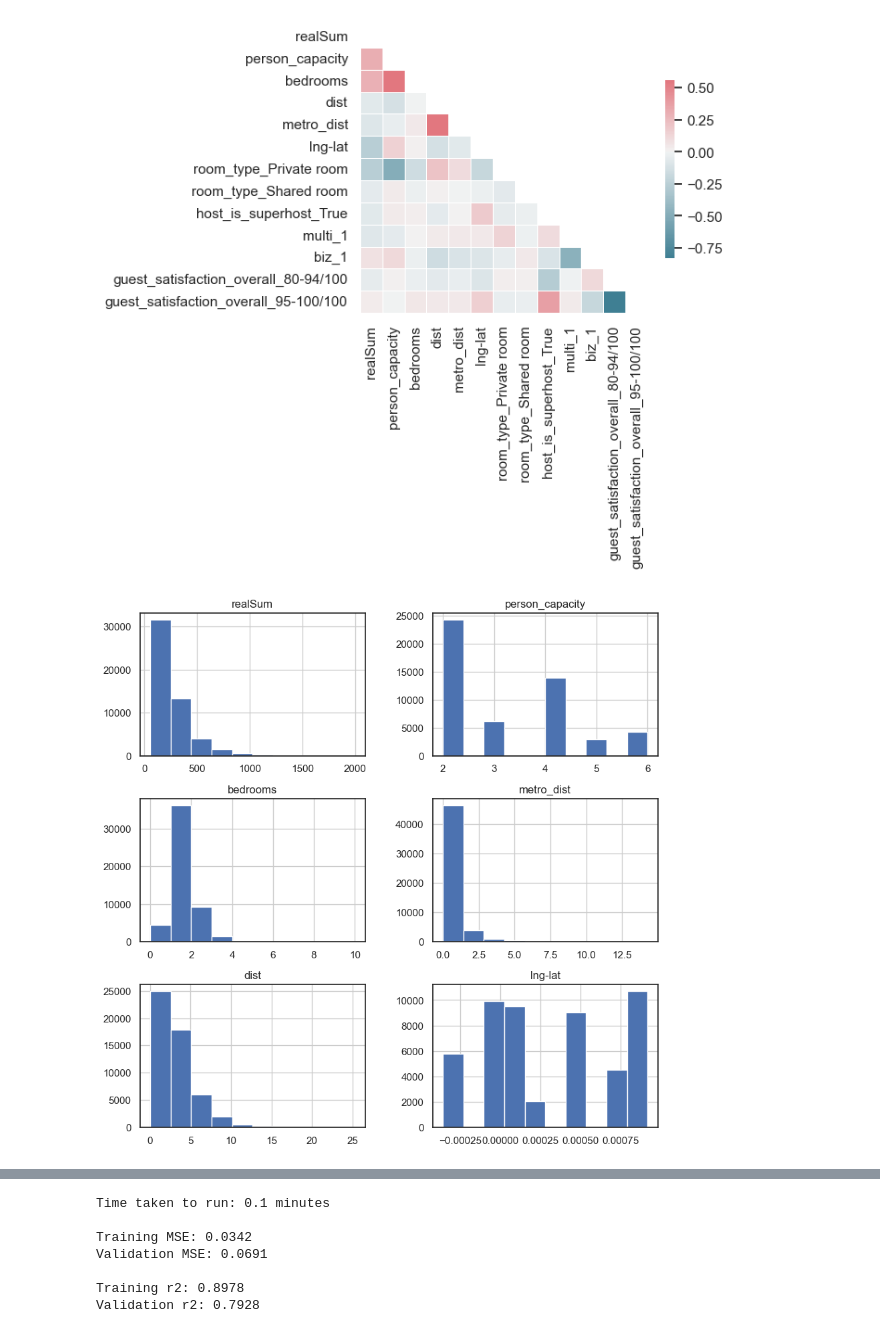
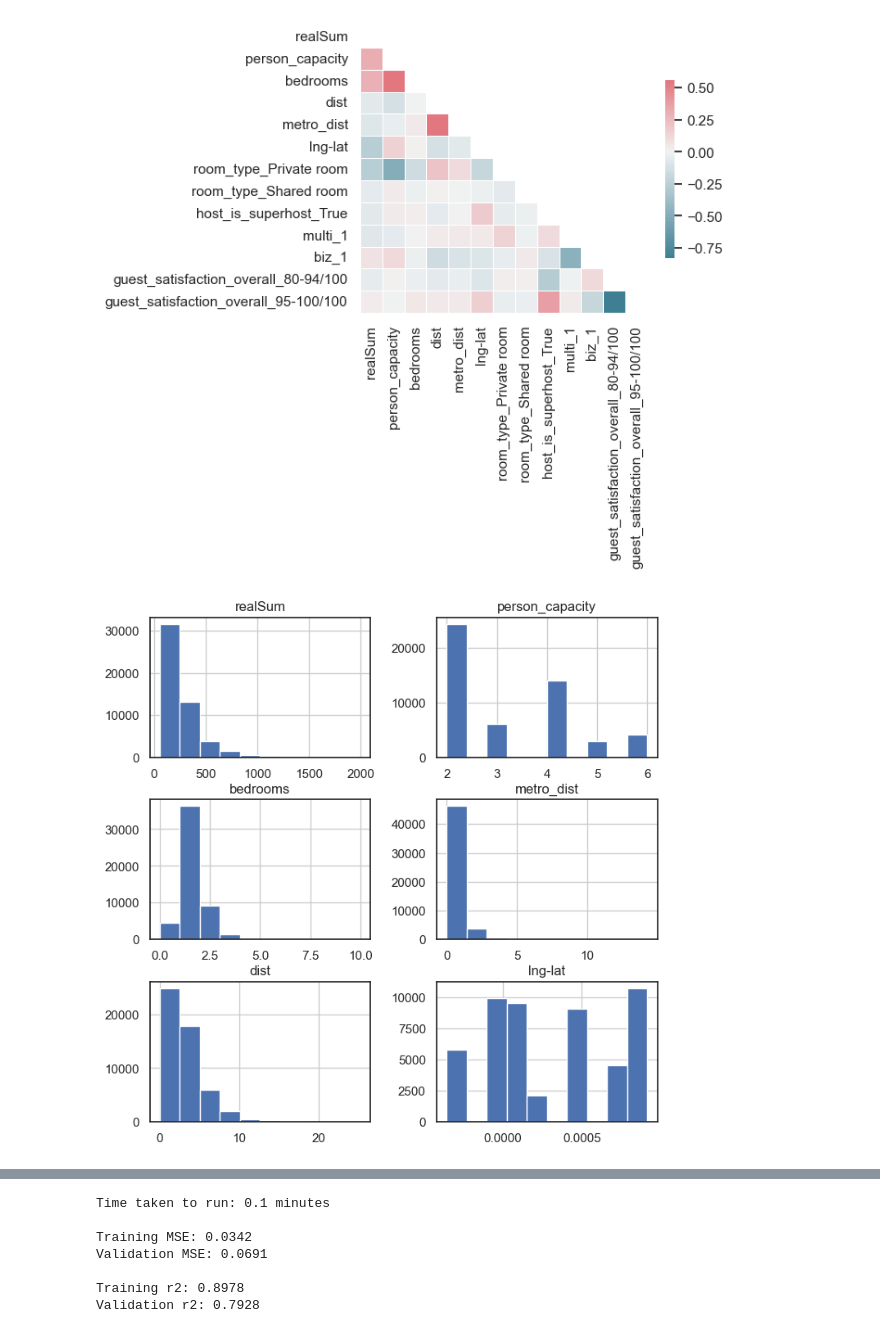
Before and after one commit to Aliikhatami94/eu-aribnb-ml-project, a Jupyter notebook: eu-airbnb-project.ipynb, the cells around one changed output, grey strips where cells are left out. Saved outputs shown, nothing was run; the diff lists cells and outputs as text; code cells hidden in the pictures.

```diff
--- a/eu-airbnb-project.ipynb
+++ b/eu-airbnb-project.ipynb
@@ -199,12 +199,12 @@ Deprecated in NumPy 1.20; for more details and guidance: https://numpy.org/devdo
 # %%
 # Dropping the columns with high correlation
 df.drop(['guest_satisfaction_overall_80-94/100'], axis=1, inplace=True)
 
 # Comparing the features distribution
-df[num_cols].hist(figsize=(10, 10))
+df[num_cols].hist(figsize=(8, 8))
 plt.show()
 # %% [output]
-[figure, old version]
+[figure, new version]
 # %%
 import numpy as np
 
```
Also changed, not shown: parts of 1 cell of this notebook, 5 other files.
